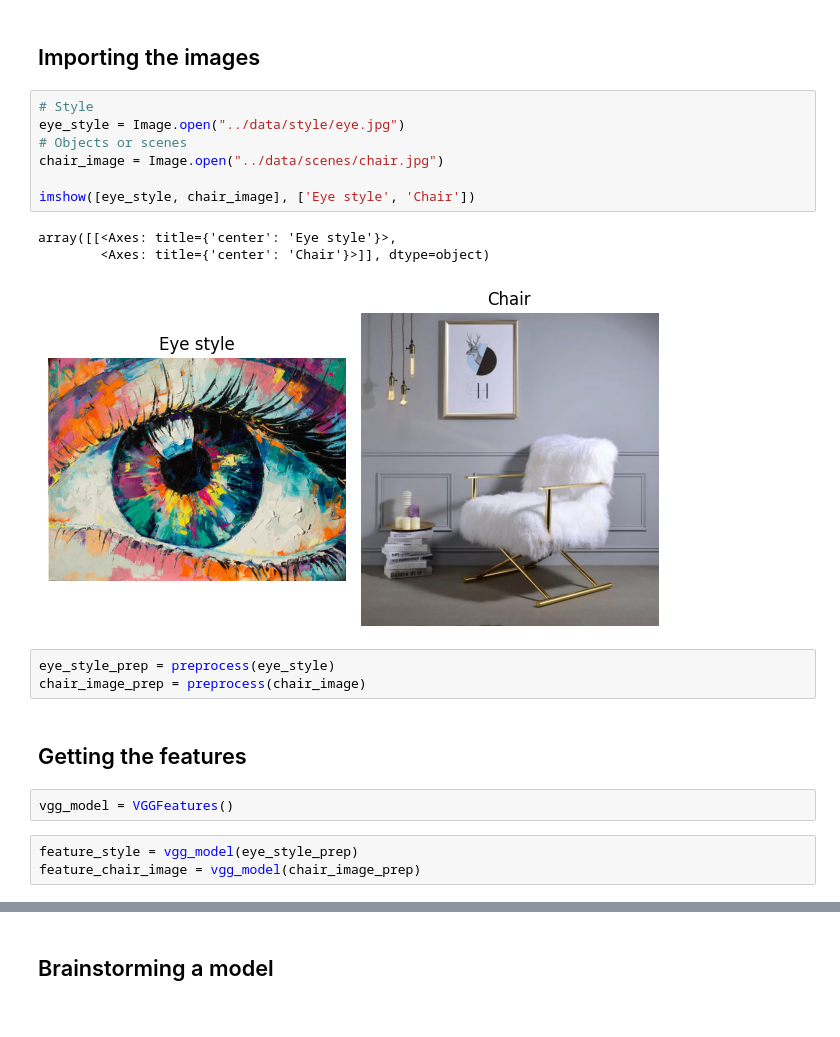
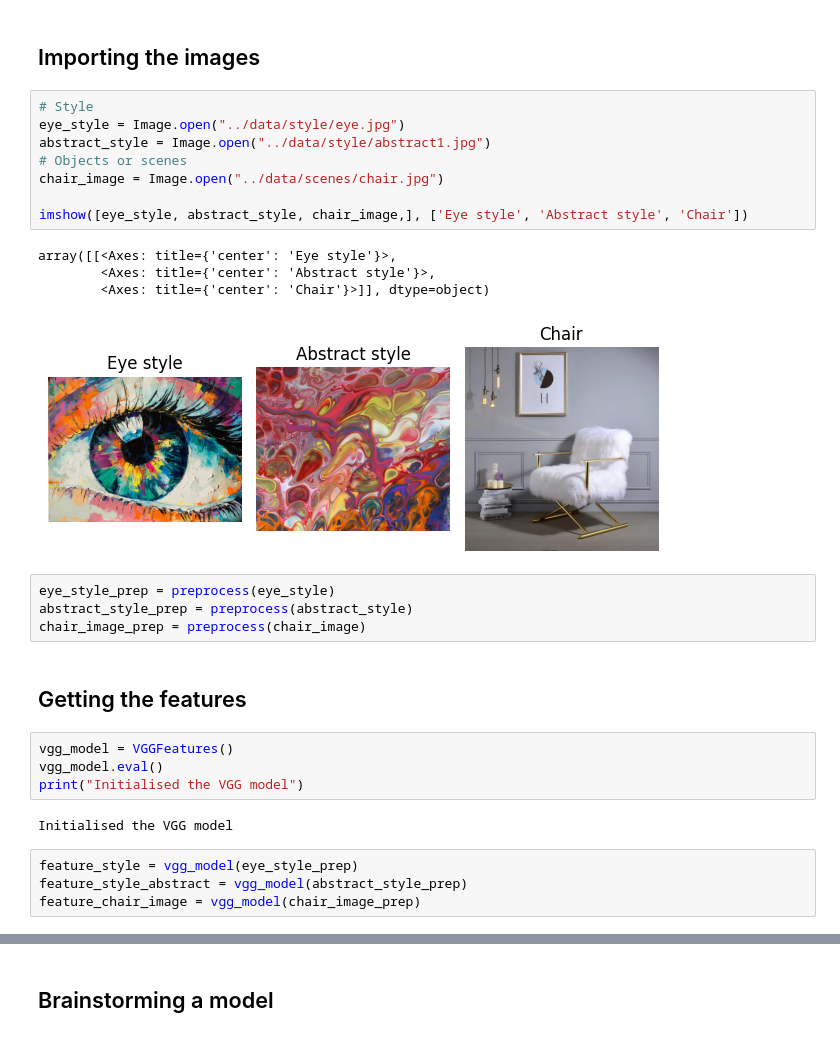
Before and after one commit to AcePeaX/DeepStyleX, a Jupyter notebook: notebooks/loss-exploration.ipynb, the cells around one changed output, grey strips where cells are left out. Saved outputs shown, nothing was run; the diff lists cells and outputs as text.

```diff
--- a/notebooks/loss-exploration.ipynb
+++ b/notebooks/loss-exploration.ipynb
@@ -21,23 +21,31 @@ from utils import preprocess, deprocess
 # %%
 # Style
 eye_style = Image.open("../data/style/eye.jpg")
+abstract_style = Image.open("../data/style/abstract1.jpg")
 # Objects or scenes
 chair_image = Image.open("../data/scenes/chair.jpg")
 
-imshow([eye_style, chair_image], ['Eye style', 'Chair'])
+imshow([eye_style, abstract_style, chair_image,], ['Eye style', 'Abstract style', 'Chair'])
 # %% [output]
 array([[<Axes: title={'center': 'Eye style'}>,
+        <Axes: title={'center': 'Abstract style'}>,
         <Axes: title={'center': 'Chair'}>]], dtype=object)
-[figure, old version]
+[figure, new version]
 # %%
 eye_style_prep = preprocess(eye_style)
+abstract_style_prep = preprocess(abstract_style)
 chair_image_prep = preprocess(chair_image)
 # %% [markdown]
 ## Getting the features
-# %%
-vgg_model = VGGFeatures()
+# %%
+vgg_model = VGGFeatures()
+vgg_model.eval()
+print("Initialised the VGG model")
+# %% [output]
+Initialised the VGG model
 # %%
 feature_style = vgg_model(eye_style_prep)
+feature_style_abstract = vgg_model(abstract_style_prep)
 feature_chair_image = vgg_model(chair_image_prep)
 # %%
 loss = 0
```
Also changed, not shown: parts of 9 cells of this notebook, 2 other files.
